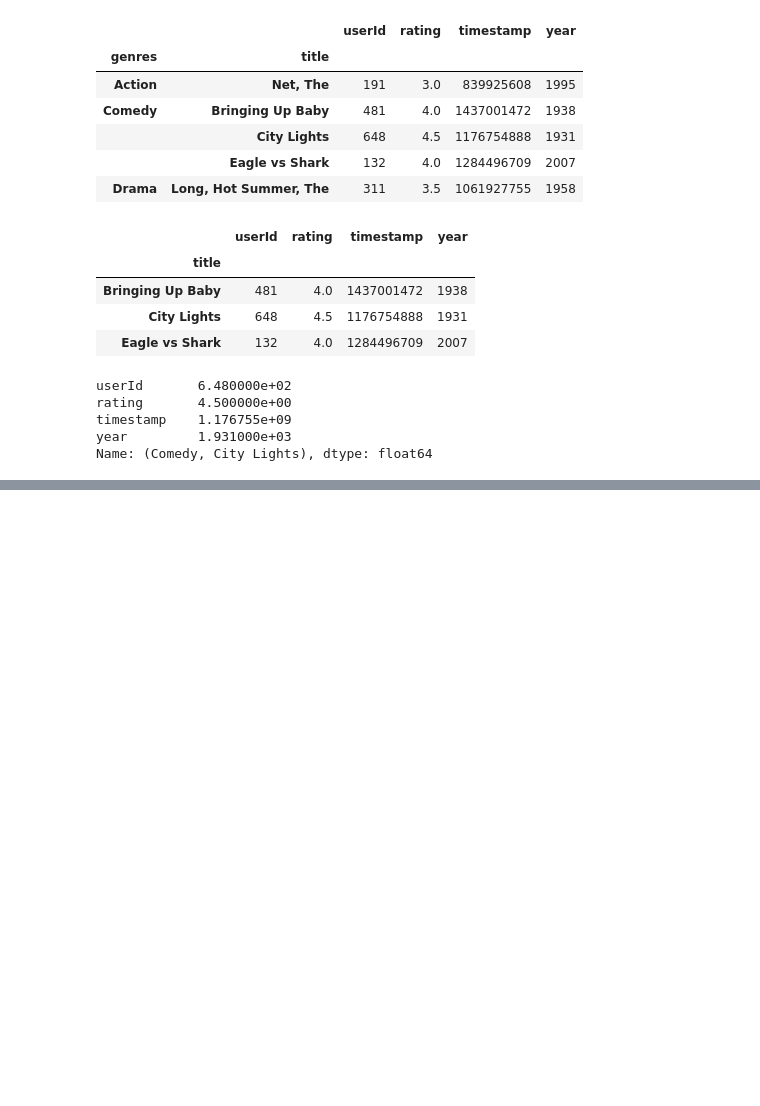
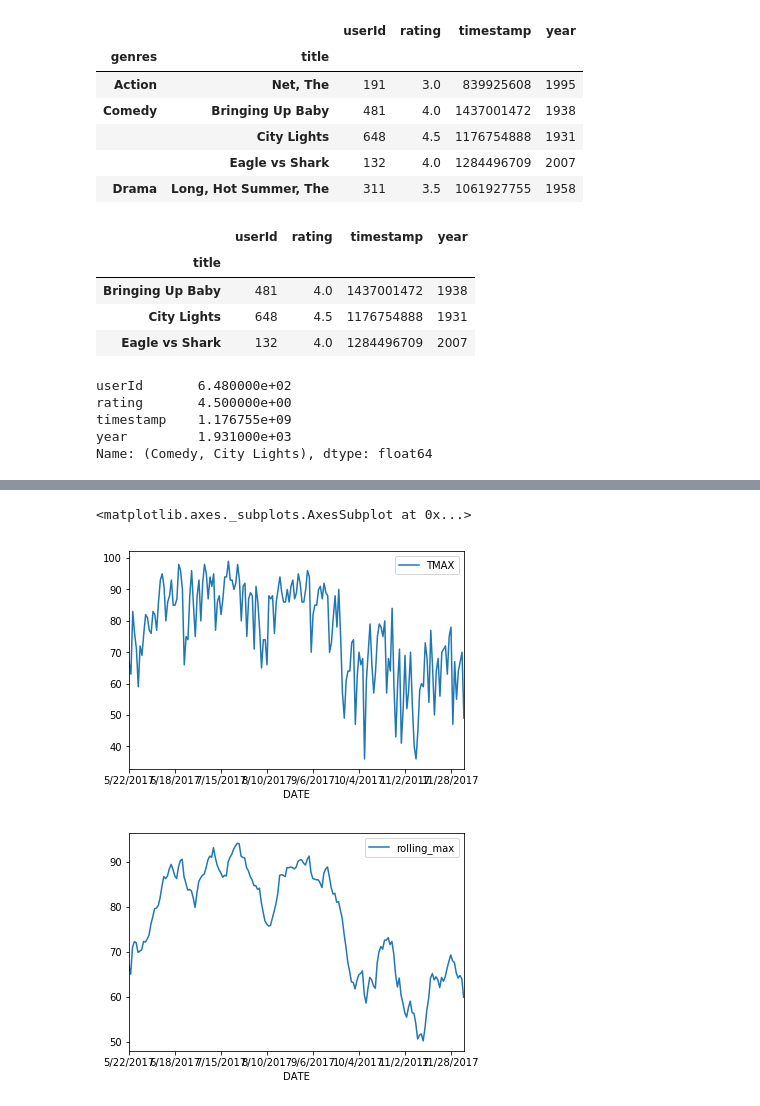
Before and after one commit to organisciak/Scripting-Course, a Jupyter notebook: slides/07-pandas-review-mongo-intro.ipynb, the cells around one changed output, grey strips where cells are left out. Saved outputs shown, nothing was run; the diff lists cells and outputs as text; code cells hidden in the pictures; blank space fills up the shorter version.

```diff
--- a/slides/07-pandas-review-mongo-intro.ipynb
+++ b/slides/07-pandas-review-mongo-intro.ipynb
@@ -668,0 +241,3 @@ list(results)
+# %%
+df['rolling_max'] = df.TMAX.rolling(window=7).mean()
+df.head(10)
@@ -668,0 +256,3 @@ list(results)
+# %%
+df['rolling_max'] = df.TMAX.rolling(window=7, min_periods=1).mean()
+df.head(15)
@@ -668,0 +276,7 @@ list(results)
+# %%
+df.plot(x='DATE', y='TMAX')
+df.plot(x='DATE', y='rolling_max')
+# %% [output]
+<matplotlib.axes._subplots.AxesSubplot at 0x...>
+[figure, added]
+[figure, added]
```
Also changed, not shown: parts of 105 cells of this notebook, 1 other file.
